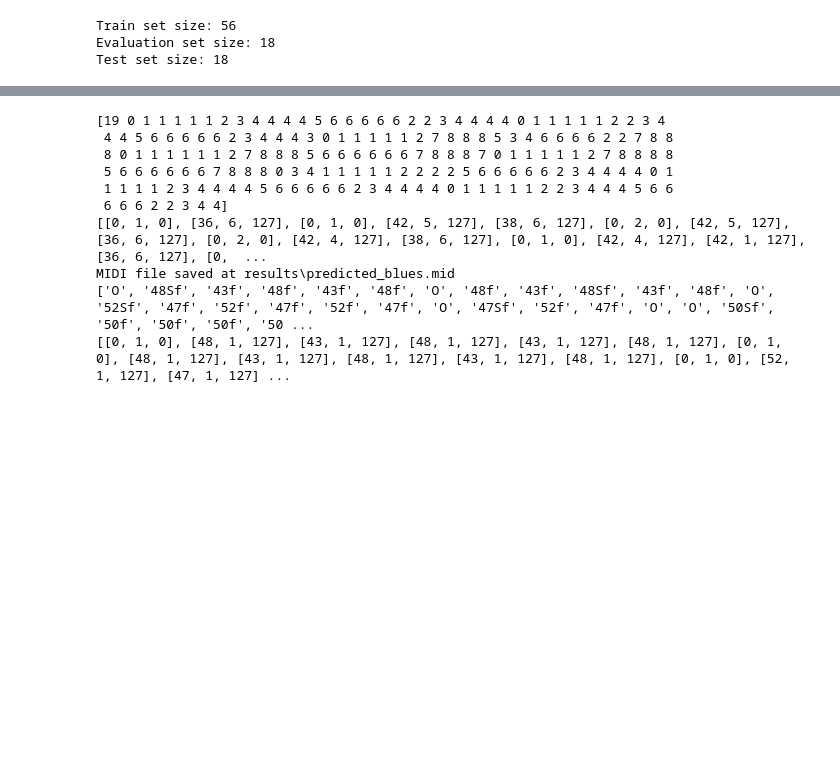
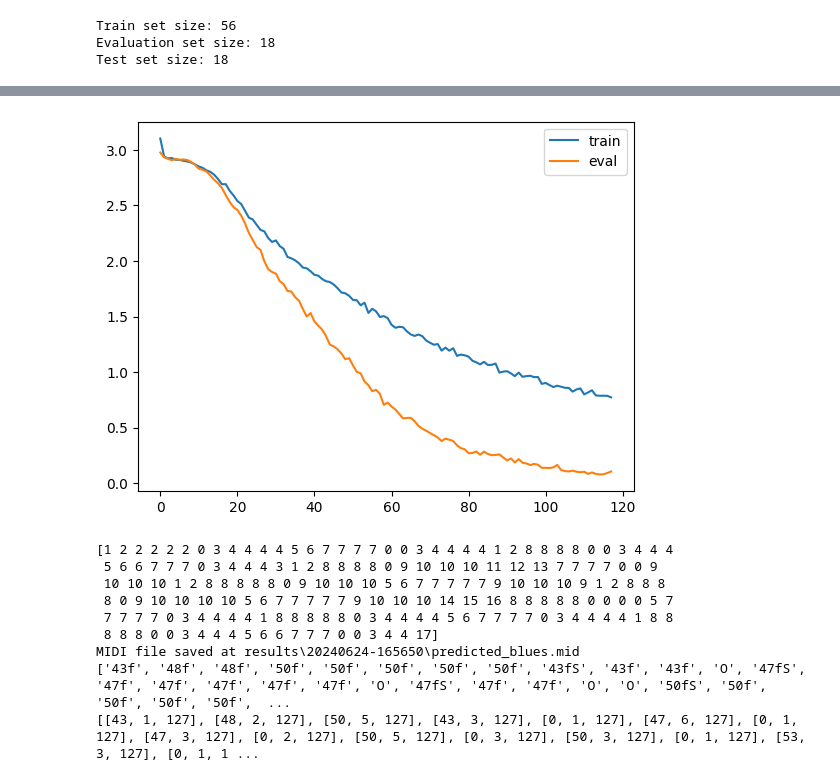
Before and after one commit to marc0bortolotti/Affective-AI-Music-Improviser, a Jupyter notebook: TCN/training.ipynb, the cells around one changed output, grey strips where cells are left out. Saved outputs shown, nothing was run; the diff lists cells and outputs as text; code cells hidden in the pictures; blank space fills up the shorter version.

```diff
--- a/TCN/training.ipynb
+++ b/TCN/training.ipynb
@@ -16,7 +16,7 @@ import sys
 sys.path.append('..')
 
 from word_cnn.model import TCN
-from MIDI.PRETTY_MIDI.pretty_midi_tokenization import PrettyMidiTokenizer, SILENCE_TOKEN
+from MIDI.PRETTY_MIDI.pretty_midi_tokenization import PrettyMidiTokenizer, BCI_TOKENS
 
 device = torch.device("cuda" if torch.cuda.is_available() else "cpu")
 
@@ -26,17 +26,12 @@ pd.set_option('display.width',1000)
 
 
 DIRECTORY_PATH = ''
-DATASET_PATH = os.path.join(DIRECTORY_PATH, 'dataset')
-MODEL_PATH = os.path.join(DIRECTORY_PATH, 'model/generated_model_state.pth')
-VOCAB_PATH = os.path.join(DIRECTORY_PATH, 'vocabularies')
-RESULTS_PATH = os.path.join(DIRECTORY_PATH, 'results')
 
 
 EPOCHS = 500 # 500
 LEARNING_RATE = 2 # 4
 BATCH_SIZE = 2
 TRAIN_MODEL = True
-SPLIT_DATASET = True
 # %%
 '''
 Assumptions:
@@ -133,6 +119,7 @@ Test set size: 18
 # %%
 # Set the hyperparameters
 SEED = 1111
+INPUT_VOCAB_SIZE = len(INPUT_TOK.VOCAB)
 OUTPUT_VOCAB_SIZE = len(OUTPUT_TOK.VOCAB)
 EMBEDDING_SIZE = 20 # size of word embeddings -> Embedding() is used to encode input token into [192, 20] vectors (see model.py)
 LEVELS = 7
@@ -143,12 +130,14 @@ GRADIENT_CLIP = 0.35
 
 # balance the loss function by assigning a weight to each token related to its frequency
 LOSS_WEIGTHS = torch.ones([OUTPUT_VOCAB_SIZE], dtype=torch.float)
-for i, weigth in enumerate(OUTPUT_TOK.tokens_weights):
+OUTPUT_TOK.VOCAB.compute_weights()
+for i, weigth in enumerate(OUTPUT_TOK.VOCAB.weights):
     LOSS_WEIGTHS[i] = 1 - weigth
     # print(f'{OUTPUT_TOK.VOCAB.idx2word[i]}: {LOSS_WEIGTHS[i]}')
 
 # create the model
-model = TCN(input_size = EMBEDDING_SIZE,
+model = TCN(input_size = INPUT_VOCAB_SIZE,
+            embedding_size = EMBEDDING_SIZE,
             output_size = OUTPUT_VOCAB_SIZE,
             num_channels = NUM_CHANNELS,
             dropout = 0.45,
@@ -162,3 +151,5 @@ model.to(device)
 torch.manual_seed(SEED)
 criterion = nn.CrossEntropyLoss(weight = LOSS_WEIGTHS)
 optimizer = getattr(optim, 'SGD')(model.parameters(), lr=LEARNING_RATE)
+
+print(f'\nModel created: {model}')
@@ -282,3 +296,41 @@ if TRAIN_MODEL:
+# %%
+if TRAIN_MODEL:
+    # plot the losses over the epochs
+    import matplotlib.pyplot as plt
+    plt.plot(train_losses, label='train')
+    plt.plot(eval_losses, label='eval')
+    plt.legend()
+    plt.savefig(os.path.join(RESULTS_PATH, 'losses.png'))
+
+    plt.show()
+
+
+    # save the vocabularies
+    INPUT_TOK.VOCAB.save(os.path.join(RESULTS_PATH, 'input_vocab.txt'))
+    OUTPUT_TOK.VOCAB.save(os.path.join(RESULTS_PATH, 'output_vocab.txt'))
+
+     # save the model hyperparameters in a file txt
+    with open(os.path.join(RESULTS_PATH, 'model_hyperparameters.txt'), 'w') as f:
+
+        f.write(f'----------OPTIMIZATION PARAMETERS----------\n')
+        f.write(f'DATE: {time.strftime("%Y%m%d-%H%M%S")}\n')
+        f.write(f'DATASET_PATH: {DATASET_PATH}\n')
+        f.write(f'SEED: {SEED}\n')
+        f.write(f'INPUT_SIZE: {INPUT_VOCAB_SIZE}\n')
+        f.write(f'EMBEDDING_SIZE: {EMBEDDING_SIZE}\n')
+        f.write(f'LEVELS: {LEVELS}\n')
+        f.write(f'HIDDEN_UNITS: {HIDDEN_UNITS}\n')
+        f.write(f'NUM_CHANNELS: {NUM_CHANNELS}\n')
+        f.write(f'OUTPUT_SIZE: {OUTPUT_VOCAB_SIZE}\n')
+        f.write(f'LOSS_WEIGTHS: {LOSS_WEIGTHS}\n')
+        f.write(f'LEARNING_RATE: {LEARNING_RATE}\n')
+        f.write(f'BATCH_SIZE: {BATCH_SIZE}\n')
+        f.write(f'EPOCHS: {EPOCHS}\n')
+        f.write(f'BEST_LOSS: {best_loss}\n')
+        f.write(f'BEST_MODEL_EPOCH: {best_model_epoch}\n')
+        f.write(f'------------------------------------------\n')
+# %% [output]
+[figure, added]
 # %%
 # Load the best saved model.
 model.load_state_dict(torch.load(MODEL_PATH))
@@ -290,9 +342,8 @@ genere = generes[0]
 
 # get a sample to be predicted
 sample_path = os.path.join(DATASET_PATH, f'test/drum_{genere}.mid')
-sample, _, _, _ = INPUT_TOK.midi_to_tokens(sample_path, update_vocab=False)
+sample = INPUT_TOK.midi_to_tokens(sample_path, update_vocab=False) [0]
 print(sample[0])
-print(INPUT_TOK.tokens_to_midi(sample[0]))
 sample = torch.LongTensor(sample).to(device)
 
 # Get the last sequence from the batch and unsqueeze it to add a batch dimension.
@@ -322,13 +373,12 @@ for id in predicted_sequence:
 print(predicted_sequence_string)
 print(pitch_ticks_list)
 # %% [output]
-[19 0 1 1 1 1 1 2 3 4 4 4 4 5 6 6 6 6 6 2 2 3 4 4 4 4 0 1 1 1 1 1 2 2 3 4
- 4 4 5 6 6 6 6 6 2 3 4 4 4 3 0 1 1 1 1 1 2 7 8 8 8 5 3 4 6 6 6 6 2 2 7 8 8
- 8 0 1 1 1 1 1 1 2 7 8 8 8 5 6 6 6 6 6 6 7 8 8 8 7 0 1 1 1 1 1 2 7 8 8 8 8
- 5 6 6 6 6 6 6 7 8 8 8 0 3 4 1 1 1 1 1 2 2 2 2 5 6 6 6 6 6 2 3 4 4 4 4 0 1
- 1 1 1 1 2 3 4 4 4 4 5 6 6 6 6 6 2 3 4 4 4 4 0 1 1 1 1 1 2 2 3 4 4 4 5 6 6
- 6 6 6 2 2 3 4 4]
-[[0, 1, 0], [36, 6, 127], [0, 1, 0], [42, 5, 127], [38, 6, 127], [0, 2, 0], [42, 5, 127], [36, 6, 127], [0, 2, 0], [42, 4, 127], [38, 6, 127], [0, 1, 0], [42, 4, 127], [42, 1, 127], [36, 6, 127], [0,  ...
-MIDI file saved at results\predicted_blues.mid
-['O', '48Sf', '43f', '48f', '43f', '48f', 'O', '48f', '43f', '48Sf', '43f', '48f', 'O', '52Sf', '47f', '52f', '47f', '52f', '47f', 'O', '47Sf', '52f', '47f', 'O', 'O', '50Sf', '50f', '50f', '50f', '50 ...
-[[0, 1, 0], [48, 1, 127], [43, 1, 127], [48, 1, 127], [43, 1, 127], [48, 1, 127], [0, 1, 0], [48, 1, 127], [43, 1, 127], [48, 1, 127], [43, 1, 127], [48, 1, 127], [0, 1, 0], [52, 1, 127], [47, 1, 127] ...
+[1 2 2 2 2 2 0 3 4 4 4 4 5 6 7 7 7 7 0 0 3 4 4 4 4 1 2 8 8 8 8 0 0 3 4 4 4
+ 5 6 6 7 7 7 0 3 4 4 4 3 1 2 8 8 8 8 0 9 10 10 10 11 12 13 7 7 7 7 0 0 9
+ 10 10 10 1 2 8 8 8 8 8 0 9 10 10 10 5 6 7 7 7 7 7 9 10 10 10 9 1 2 8 8 8
+ 8 0 9 10 10 10 10 5 6 7 7 7 7 7 9 10 10 10 14 15 16 8 8 8 8 8 0 0 0 0 5 7
+ 7 7 7 7 0 3 4 4 4 4 1 8 8 8 8 8 0 3 4 4 4 4 5 6 7 7 7 7 0 3 4 4 4 4 1 8 8
+ 8 8 8 0 0 3 4 4 4 5 6 6 7 7 7 0 0 3 4 4 17]
+MIDI file saved at results\20240624-165650\predicted_blues.mid
+['43f', '48f', '48f', '50f', '50f', '50f', '50f', '50f', '43fS', '43f', '43f', 'O', '47fS', '47f', '47f', '47f', '47f', '47f', 'O', '47fS', '47f', '47f', 'O', 'O', '50fS', '50f', '50f', '50f', '50f',  ...
+[[43, 1, 127], [48, 2, 127], [50, 5, 127], [43, 3, 127], [0, 1, 127], [47, 6, 127], [0, 1, 127], [47, 3, 127], [0, 2, 127], [50, 5, 127], [0, 3, 127], [50, 3, 127], [0, 1, 127], [53, 3, 127], [0, 1, 1 ...
```
Also changed, not shown: parts of 5 cells of this notebook, 30 other files.
